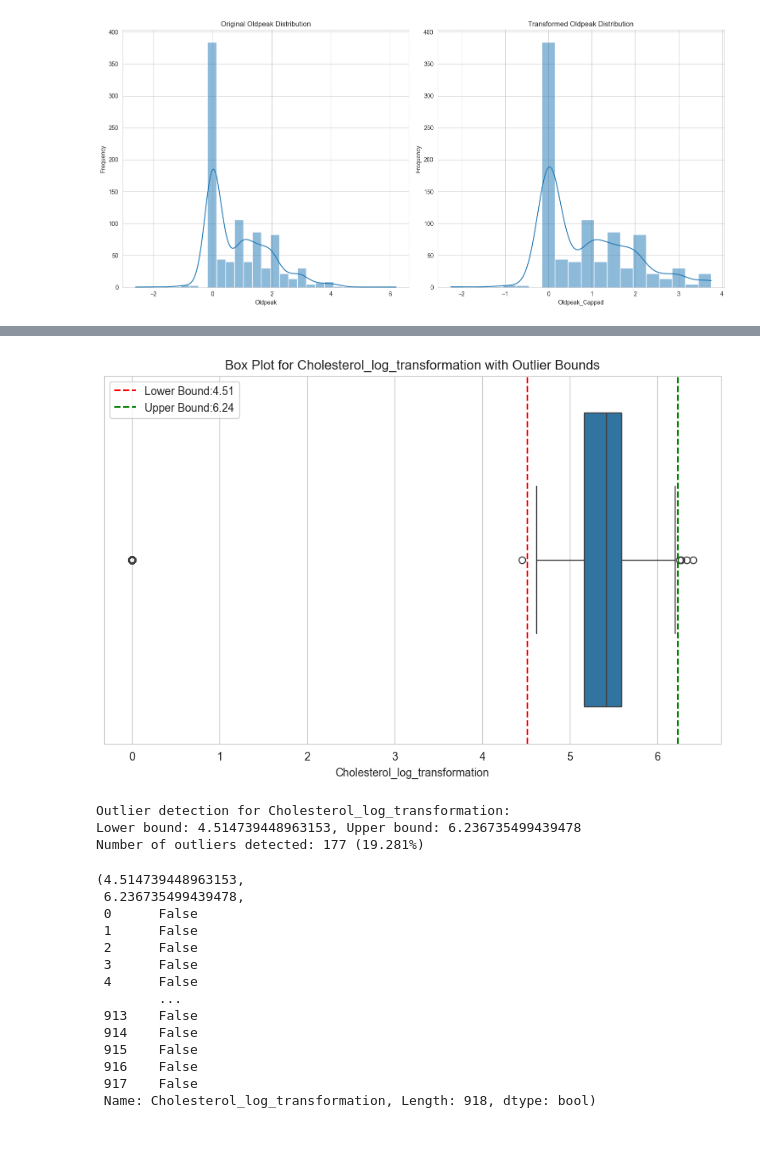
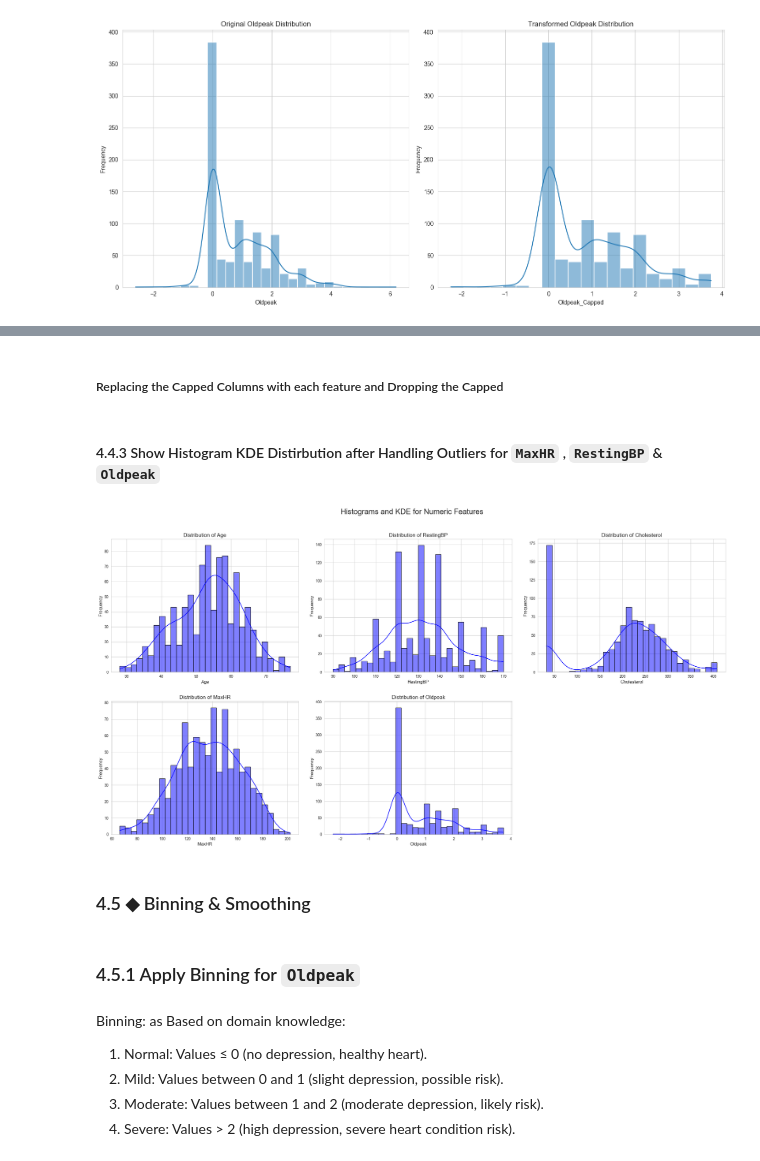
Before and after one commit to AdhamAllamx/Heart_Failure_Prediction, a Jupyter notebook: Machine_Learning_Project.ipynb, the cells around one changed output, grey strips where cells are left out. Drawn from its saved outputs; the diff is of its cells as text; code cells hidden in the pictures.

```diff
--- a/Machine_Learning_Project.ipynb
+++ b/Machine_Learning_Project.ipynb
@@ -495,19 +541,17 @@ Plotting Histograms and KDE for Numeric Features
 # %%
-numeric_columns = heart_failure_df.select_dtypes(include=['number'])
 
-sns.set_style('whitegrid')
+def plot_histogram_kde_distirbution(df, numeric_features, figsize=(24, 24), bins=30, title="Histograms and KDE for Numeric Features"):
 
-plt.figure(figsize=(24, 24))
-
-for i, col in enumerate(numeric_columns.columns, 1):
-    plt.subplot(4, 3, i)
-    sns.histplot(numeric_columns[col], kde=True, color='blue', edgecolor='black', bins=30)
-    plt.title(f'Distribution of {col}', fontsize=14)
-    plt.xlabel(col, fontsize=12)
-    plt.ylabel('Frequency', fontsize=12)
-    plt.xticks(fontsize=10)
-    plt.yticks(fontsize=10)
-
-plt.tight_layout(pad=3.0)
-plt.suptitle('Histograms and KDE for Numeric Features', fontsize=20, y=1.02)
-plt.show()
+    sns.set_style('whitegrid')
+    plt.figure(figsize=figsize)
+    for i, col in enumerate(numeric_features.columns, 1):
+        plt.subplot(4, 3, i)
+        sns.histplot(df[col], kde=True, color='blue', edgecolor='black', bins=bins)
+        plt.title(f'Distribution of {col}', fontsize=14)
+        plt.xlabel(col, fontsize=12)
+        plt.ylabel('Frequency', fontsize=12)
+        plt.xticks(fontsize=10)
+        plt.yticks(fontsize=10)
+    plt.tight_layout(pad=3.0)
+    plt.suptitle(title, fontsize=20, y=1.02)
+    plt.show()
@@ -763,21 +825,19 @@ plot_original_vs_transformed_kde_hist(heart_failure_df,'Cholesterol','Cholestero
-# %%
-detect_outliers_iqr(heart_failure_df,'Cholesterol_log_transformation')
-# %% [output]
-[figure, removed]
-Outlier detection for Cholesterol_log_transformation:
-Lower bound: 4.514739448963153, Upper bound: 6.236735499439478
-Number of outliers detected: 177 (19.281%)
-(4.514739448963153,
- 6.236735499439478,
- 0      False
- 1      False
- 2      False
- 3      False
- 4      False
-        ...
- 913    False
- 914    False
- 915    False
- 916    False
- 917    False
- Name: Cholesterol_log_transformation, Length: 918, dtype: bool)
+# %% [markdown]
+##### Replacing the Capped Columns with each feature and Dropping the Capped
+# %%
+heart_failure_df['MaxHR'] = heart_failure_df['MaxHR_Capped']
+heart_failure_df['Oldpeak'] = heart_failure_df['Oldpeak_Capped']
+heart_failure_df['RestingBP'] = heart_failure_df['RestingBP_Capped']
+heart_failure_df['Cholesterol'] = heart_failure_df['Cholesterol_Capped']
+
+heart_failure_df = heart_failure_df.drop(columns=['MaxHR_Capped','Oldpeak_Capped','RestingBP_Capped','Cholesterol_Capped'],index=1)
+# %%
+handled_outlier_feature = heart_failure_df.loc[:,['Age','RestingBP','Cholesterol', 'MaxHR', 'Oldpeak']]
+# %% [markdown]
+#### 4.4.3 Show Histogram KDE Distirbution after Handling Outliers for `MaxHR` , `RestingBP` & `Oldpeak`
+# %%
+plot_histogram_kde_distirbution(heart_failure_df,handled_outlier_feature)
+# %% [output]
+[figure, added]
+# %% [markdown]
+### 4.5 ◆ Binning & Smoothing
@@ -783,0 +856,8 @@ Number of outliers detected: 177 (19.281%)
+# %% [markdown]
+### 4.5.1 Apply Binning for `Oldpeak`
+# %% [markdown]
+Binning:  as Based on domain knowledge:
+1. Normal: Values ≤ 0 (no depression, healthy heart).
+2. Mild: Values between 0 and 1 (slight depression, possible risk).
+3. Moderate: Values between 1 and 2 (moderate depression, likely risk).
+4. Severe: Values > 2 (high depression, severe heart condition risk).
```
Also changed, not shown: parts of 50 cells of this notebook.
